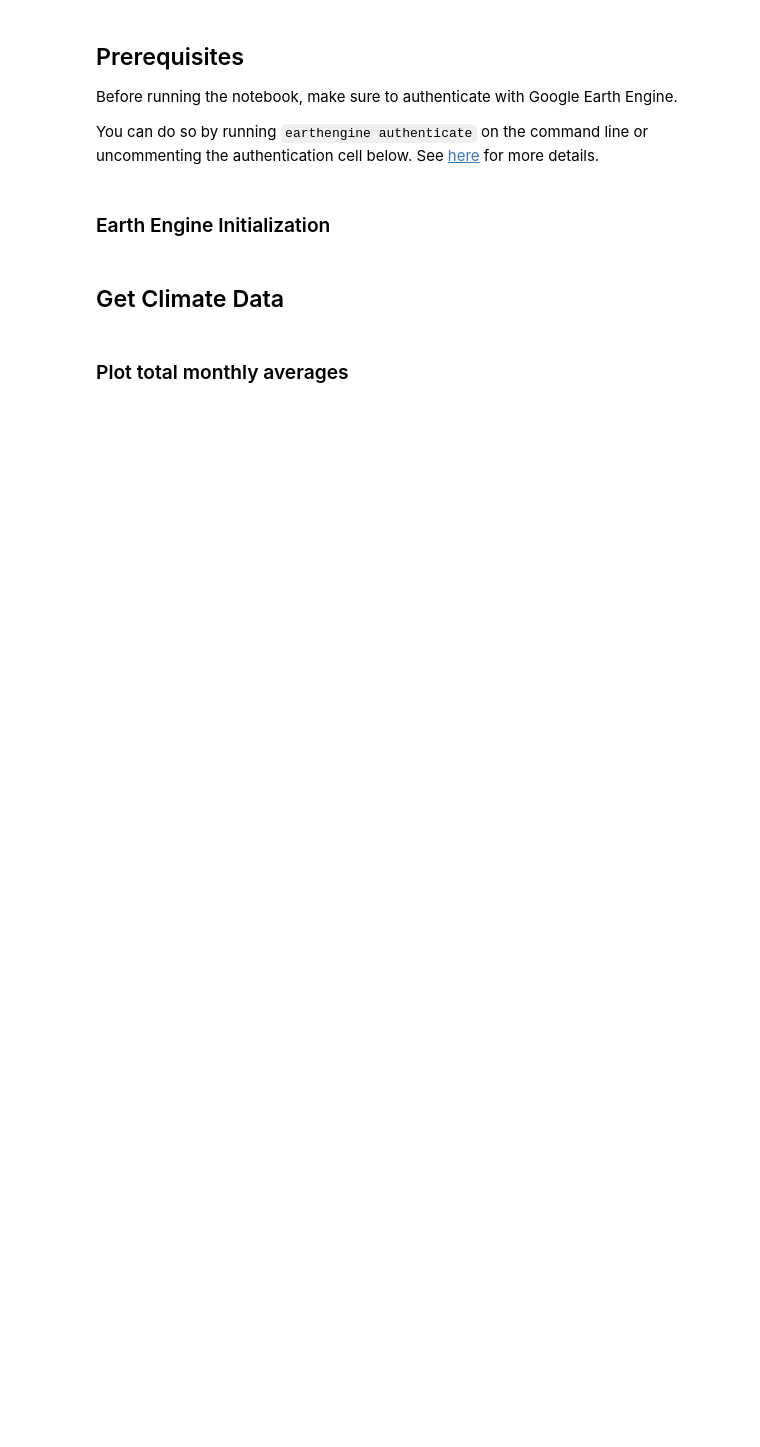
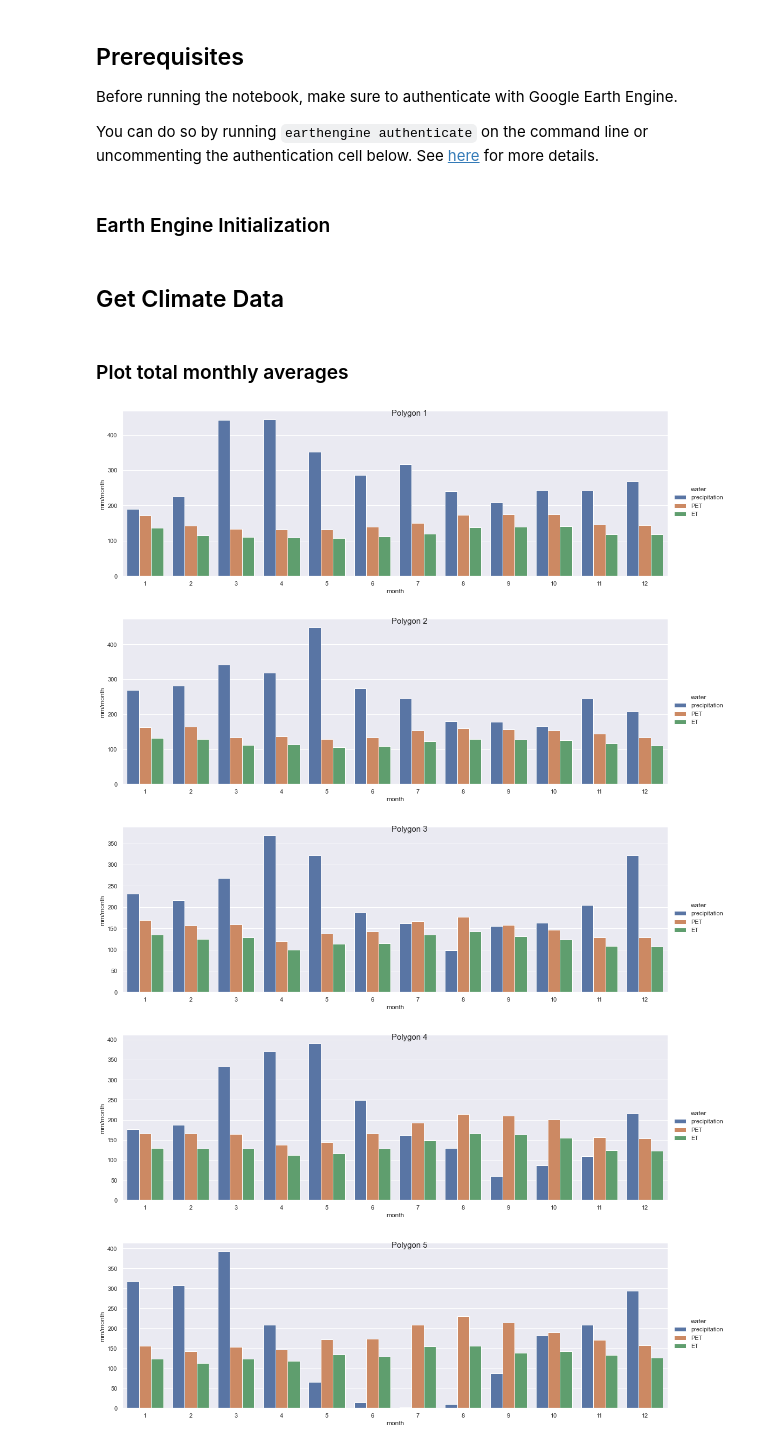
Before and after one commit to 4C-Guided-Team-Challenge/drought-with-gedi, a Jupyter notebook: notebooks/exploratory/ClimateData.ipynb, the cells around one changed output. Saved outputs shown, nothing was run; the diff lists cells and outputs as text; code cells hidden in the pictures; blank space fills up the shorter version.

Commit message:
Adds plots for ET, PET and water deficit

```diff
--- a/notebooks/exploratory/ClimateData.ipynb
+++ b/notebooks/exploratory/ClimateData.ipynb
@@ -89,3 +89,12 @@ fig = plot.barplot_per_polygon(total_monthly_mean,
                               color=plot.palette[3],
                               sharey=True)
 plt.show()
+# %%
+fig = plot.catplot_per_polygon(total_monthly_mean, 'month', 'mm/month', 'water', 'bar', ['precipitation', 'PET', 'ET'], title="bla")
+plt.show()
+# %% [output]
+[figure, added]
+[figure, added]
+[figure, added]
+[figure, added]
+[figure, added]
```
Also changed, not shown: parts of 2 cells of this notebook, 2 other files.
